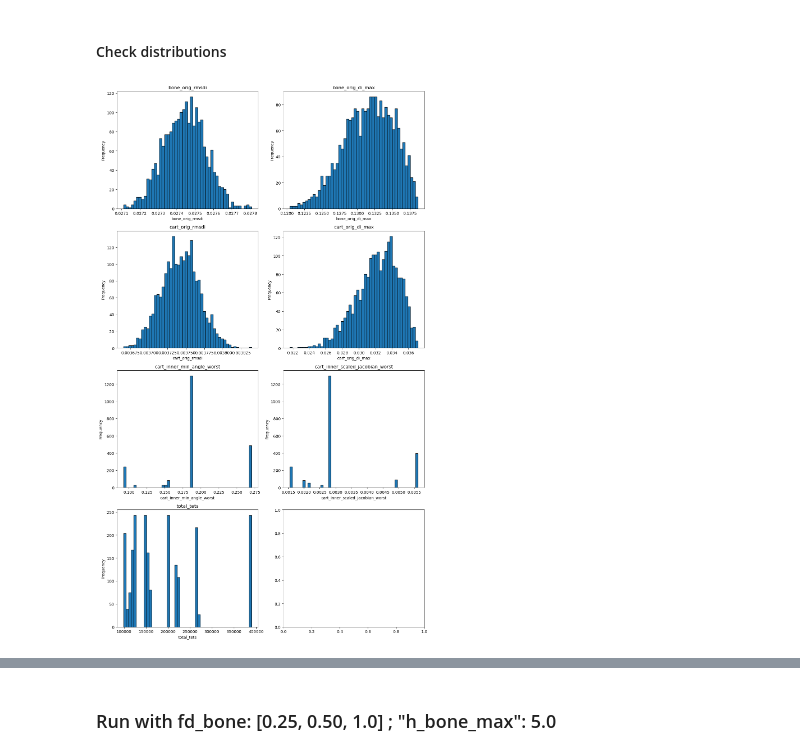
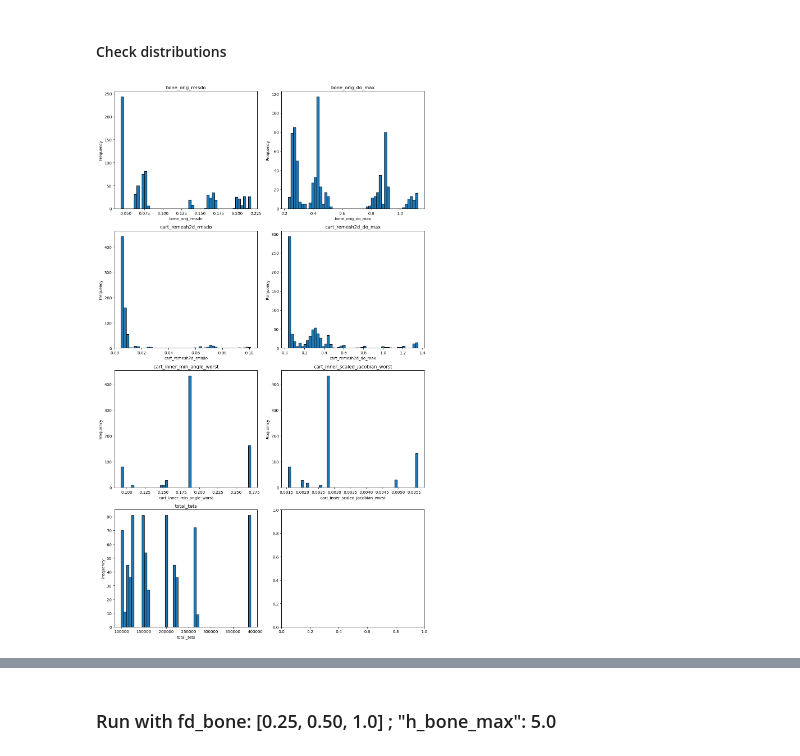
Before and after one commit to MattyOram/phd, a Jupyter notebook: WorkPackages/TMCJ-Contact/Computational/notebooks/MeshPipeline/ParamOptimisation/criteria3D/study1-analyseMetrics-box.ipynb, the cells around one changed output, grey strips where cells are left out. Drawn from its saved outputs; the diff is of its cells as text; code cells hidden in the pictures.

Commit message:
Selected 3Dmesh criteria params

```diff
--- a/WorkPackages/TMCJ-Contact/Computational/notebooks/MeshPipeline/ParamOptimisation/criteria3D/study1-analyseMetrics-box.ipynb
+++ b/WorkPackages/TMCJ-Contact/Computational/notebooks/MeshPipeline/ParamOptimisation/criteria3D/study1-analyseMetrics-box.ipynb
@@ -55,14 +53,17 @@ df_param
 ## Select metrics
 # %%
 d_metric = 'max'
+iteration_cart = 'remesh2d'
+iteration_bone = 'orig'
+loc = 'o'
 
 metrics = [
 
     # fidelity (keep high)
-    'bone_orig_rmsdi',
-    f'bone_orig_di_{d_metric}',
-    'cart_orig_rmsdi',
-    f'cart_orig_di_{d_metric}',
+    f'bone_{iteration_bone}_rmsd{loc}',
+    f'bone_{iteration_bone}_d{loc}_{d_metric}',
+    f'cart_{iteration_cart}_rmsd{loc}',
+    f'cart_{iteration_cart}_d{loc}_{d_metric}',
 
     # quality (keep high)
     'cart_inner_min_angle_worst',
@@ -75,17 +76,17 @@ metrics = [
 
 
 bone = df_bone[
-    ['sub', 'bone', 'run_id', 'orig_rmsdi', f'orig_di_{d_metric}']
+    ['sub', 'bone', 'run_id', f'{iteration_bone}_rmsd{loc}', f'{iteration_bone}_d{loc}_{d_metric}']
 ].rename(columns={
-    'orig_rmsdi': 'bone_orig_rmsdi',
-    f'orig_di_{d_metric}': f'bone_orig_di_{d_metric}'
+    f'{iteration_bone}_rmsd{loc}': f'bone_{iteration_bone}_rmsd{loc}',
+    f'{iteration_bone}_d{loc}_{d_metric}': f'bone_{iteration_bone}_d{loc}_{d_metric}'
 })
 
 cart = df_cart[
-    ['sub', 'bone', 'run_id', 'orig_rmsdi', f'orig_di_{d_metric}']
+    ['sub', 'bone', 'run_id', f'{iteration_cart}_rmsd{loc}', f'{iteration_cart}_d{loc}_{d_metric}']
 ].rename(columns={
-    'orig_rmsdi': 'cart_orig_rmsdi',
-    f'orig_di_{d_metric}': f'cart_orig_di_{d_metric}'
+    f'{iteration_cart}_rmsd{loc}': f'cart_{iteration_cart}_rmsd{loc}',
+    f'{iteration_cart}_d{loc}_{d_metric}': f'cart_{iteration_cart}_d{loc}_{d_metric}'
 })
 
 qual = df_qual[
@@ -107,17 +108,17 @@ df = (
 # %%
 fig, ax = plt.subplots(4, 2, figsize=(12, 20))
 ax = ax.flatten()
 
 for i, metric in enumerate(metrics):
-    values = df[metric]
+    values = df[metric][df_param['fd_bone']==0.8]
     # Histogram
     ax[i].hist(values, bins=50, edgecolor='black')
     ax[i].set_title(metric)
     ax[i].set_xlabel(metric)
     ax[i].set_ylabel('Frequency')
 
 
 plt.tight_layout()
 plt.show()
 # %% [output]
-[figure, old version]
+[figure, new version]
```
Also changed, not shown: parts of 26 cells of this notebook, 9 other files.
